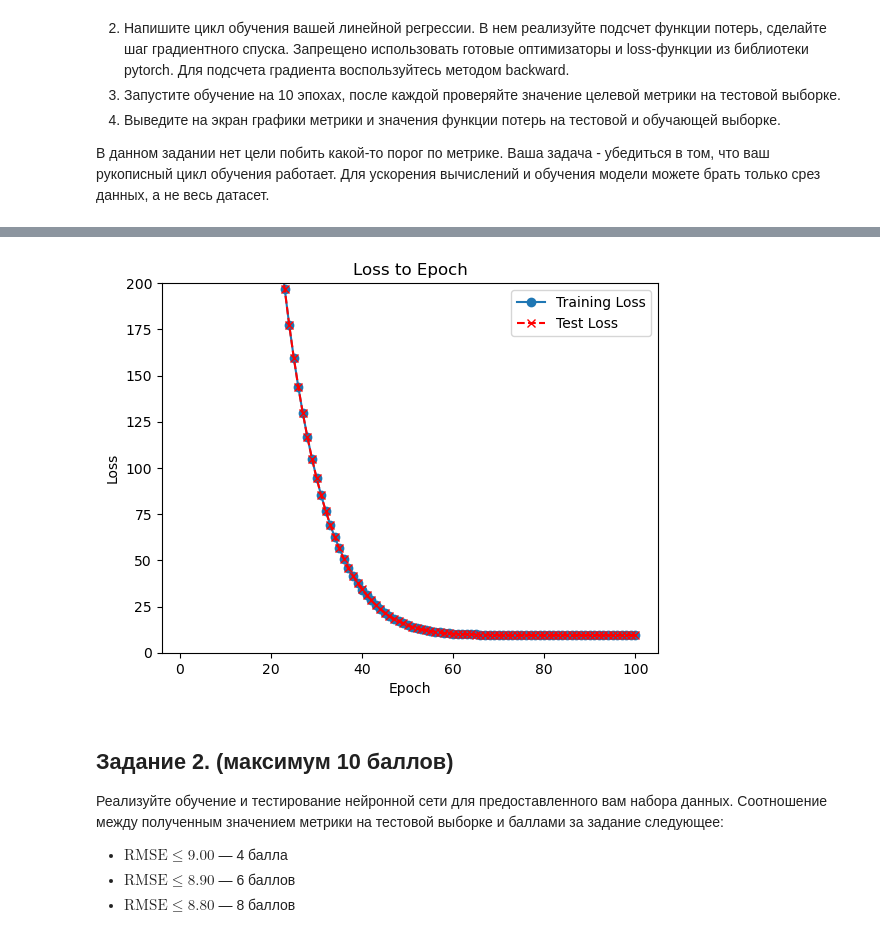
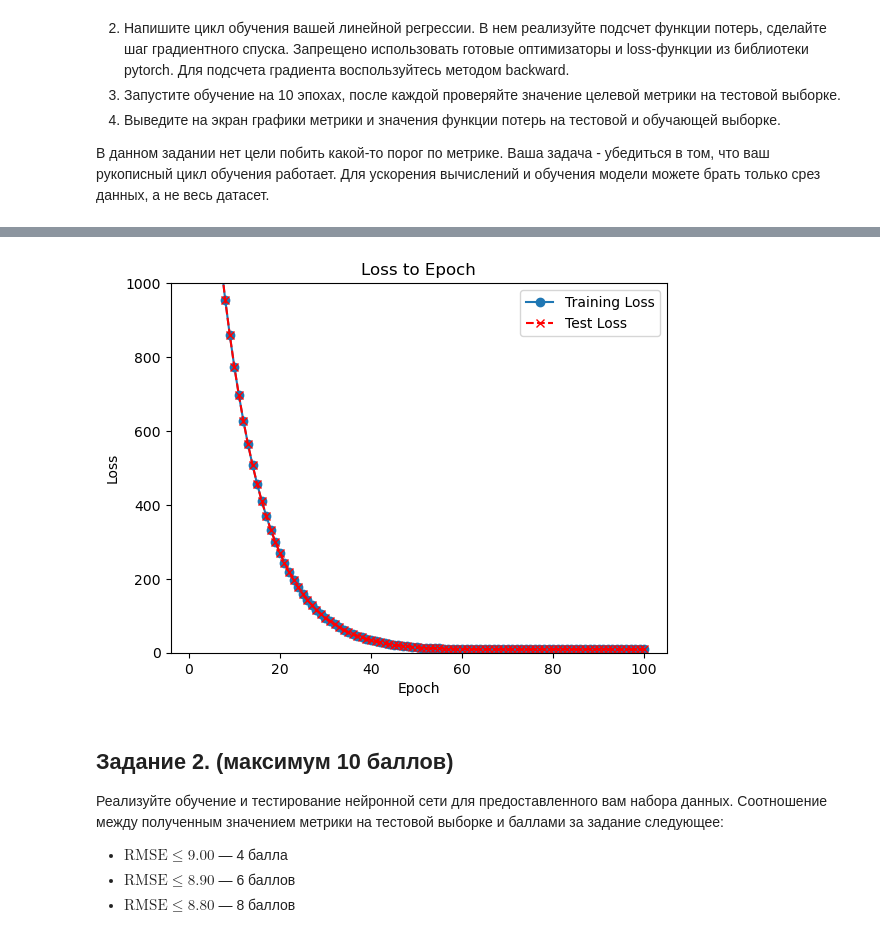
Before and after one commit to Vdmrl/HSE-IDA-DL, a Jupyter notebook: homework_01.ipynb, the cells around one changed output, grey strips where cells are left out. Cells and saved outputs as stored; diff of their text form; code cells hidden in the pictures.

```diff
--- a/homework_01.ipynb
+++ b/homework_01.ipynb
@@ -204,23 +204,23 @@ epoch 100, train 9.56706428527832, test 9.528083801269531
 # %%
 # visualization
 plt.plot(range(1, len(losses_train) + 1), losses_train, label='Training Loss', marker='o', linestyle='-')
 plt.plot(range(1, len(losses_test) + 1), losses_test, label='Test Loss', color='red', marker='x', linestyle='--')
 
 # labels and title
 plt.xlabel('Epoch')
 plt.ylabel('Loss')
 plt.title('Loss to Epoch')
 
 plt.legend()
-plt.ylim(0, 200)
+plt.ylim(0, 1000)
 
 # Displaying the plot
 plt.show()
 
 # Модель хорошо обучилась.
 # Тестовая валидация видимо накладывается на лосс тренировочной выборки из за похожести данных между собой и большого количества данных
 # %% [output]
-[figure, old version]
+[figure, new version]
 # %% [markdown]
 ## Задание 2. (максимум 10 баллов)
 
```
Also changed, not shown: parts of 16 cells of this notebook.
